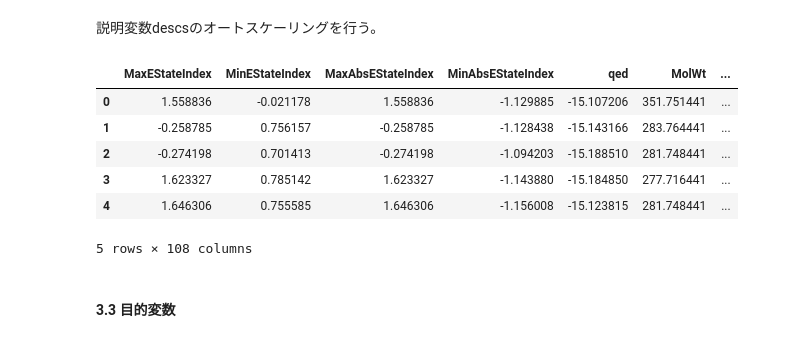
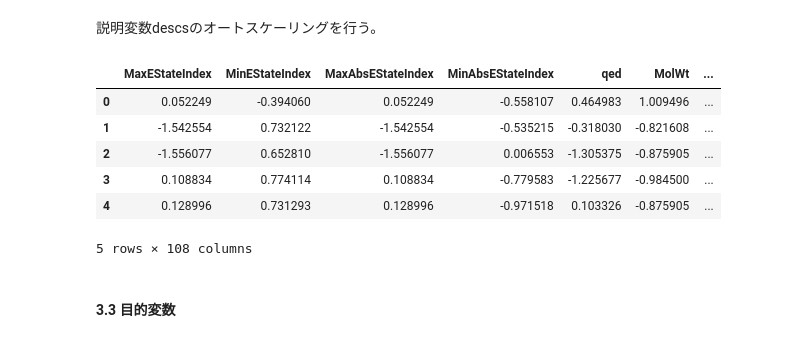
Before and after one commit to yamasakih/chemical-colloquium, a Jupyter notebook: QSAR.ipynb, the cells around one changed output. Drawn from its saved outputs; the diff is of its cells as text; code cells hidden in the pictures.

```diff
--- a/QSAR.ipynb
+++ b/QSAR.ipynb
@@ -125,15 +125,15 @@ descs.head()
 # %% [markdown]
 説明変数descsのオートスケーリングを行う。
 # %%
-descs = (descs - descs.mean() / descs.std(ddof=1))
+descs = (descs - descs.mean()) / descs.std(ddof=1)
 descs.head()
 # %% [output]
 |  | MaxEStateIndex | MinEStateIndex | MaxAbsEStateIndex | MinAbsEStateIndex | qed | MolWt | ... |
-| 0 | 1.558836 | -0.021178 | 1.558836 | -1.129885 | -15.107206 | 351.751441 | ... |
-| 1 | -0.258785 | 0.756157 | -0.258785 | -1.128438 | -15.143166 | 283.764441 | ... |
-| 2 | -0.274198 | 0.701413 | -0.274198 | -1.094203 | -15.188510 | 281.748441 | ... |
-| 3 | 1.623327 | 0.785142 | 1.623327 | -1.143880 | -15.184850 | 277.716441 | ... |
-| 4 | 1.646306 | 0.755585 | 1.646306 | -1.156008 | -15.123815 | 281.748441 | ... |
+| 0 | 0.052249 | -0.394060 | 0.052249 | -0.558107 | 0.464983 | 1.009496 | ... |
+| 1 | -1.542554 | 0.732122 | -1.542554 | -0.535215 | -0.318030 | -0.821608 | ... |
+| 2 | -1.556077 | 0.652810 | -1.556077 | 0.006553 | -1.305375 | -0.875905 | ... |
+| 3 | 0.108834 | 0.774114 | 0.108834 | -0.779583 | -1.225677 | -0.984500 | ... |
+| 4 | 0.128996 | 0.731293 | 0.128996 | -0.971518 | 0.103326 | -0.875905 | ... |
 5 rows × 108 columns
 # %% [markdown]
 #### 3.3 目的変数
```
Also changed, not shown: parts of 16 cells of this notebook.
